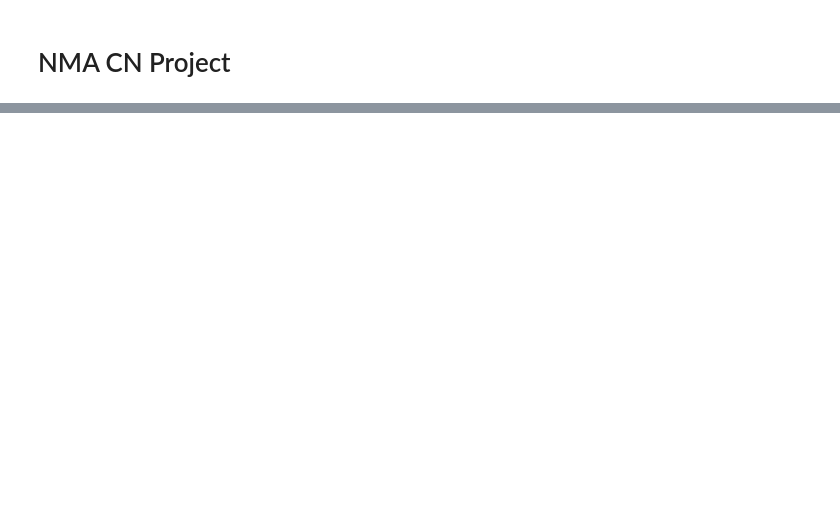
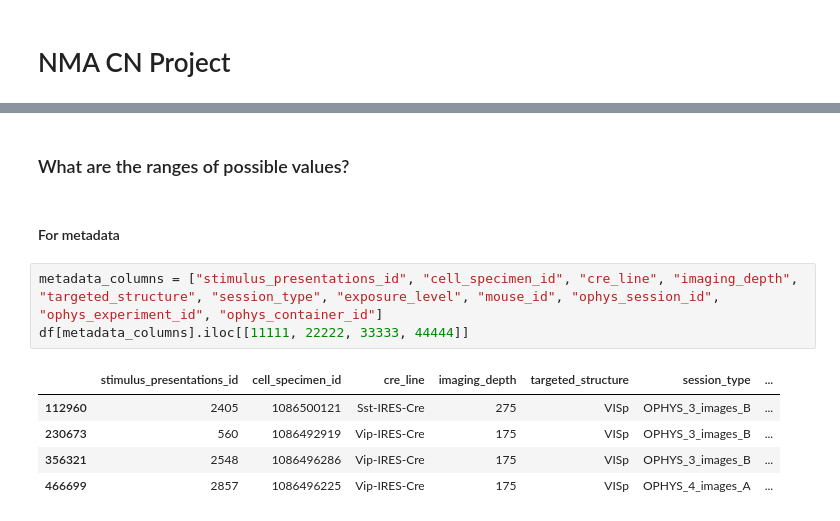
Before and after one commit to seungjaeryanlee/nma-cn-project, a Jupyter notebook: EDA.ipynb, the cells around one changed output, grey strips where cells are left out. Cells and saved outputs as stored; diff of their text form; blank space fills up the shorter version.

```diff
--- a/EDA.ipynb
+++ b/EDA.ipynb
@@ -27,0 +118,13 @@ ModuleNotFoundError: No module named 'ruamel'
+# %% [markdown]
+### What are the ranges of possible values?
+# %% [markdown]
+#### For metadata
+# %%
+metadata_columns = ["stimulus_presentations_id", "cell_specimen_id", "cre_line", "imaging_depth", "targeted_structure", "session_type", "exposure_level", "mouse_id", "ophys_session_id", "ophys_experiment_id", "ophys_container_id"]
+df[metadata_columns].iloc[[11111, 22222, 33333, 44444]]
+# %% [output]
+|  | stimulus_presentations_id | cell_specimen_id | cre_line | imaging_depth | targeted_structure | session_type | ... |
+| 112960 | 2405 | 1086500121 | Sst-IRES-Cre | 275 | VISp | OPHYS_3_images_B | ... |
+| 230673 | 560 | 1086492919 | Vip-IRES-Cre | 175 | VISp | OPHYS_3_images_B | ... |
+| 356321 | 2548 | 1086496286 | Vip-IRES-Cre | 175 | VISp | OPHYS_3_images_B | ... |
+| 466699 | 2857 | 1086496225 | Vip-IRES-Cre | 175 | VISp | OPHYS_4_images_A | ... |
```
Also changed, not shown: parts of 33 cells of this notebook.
